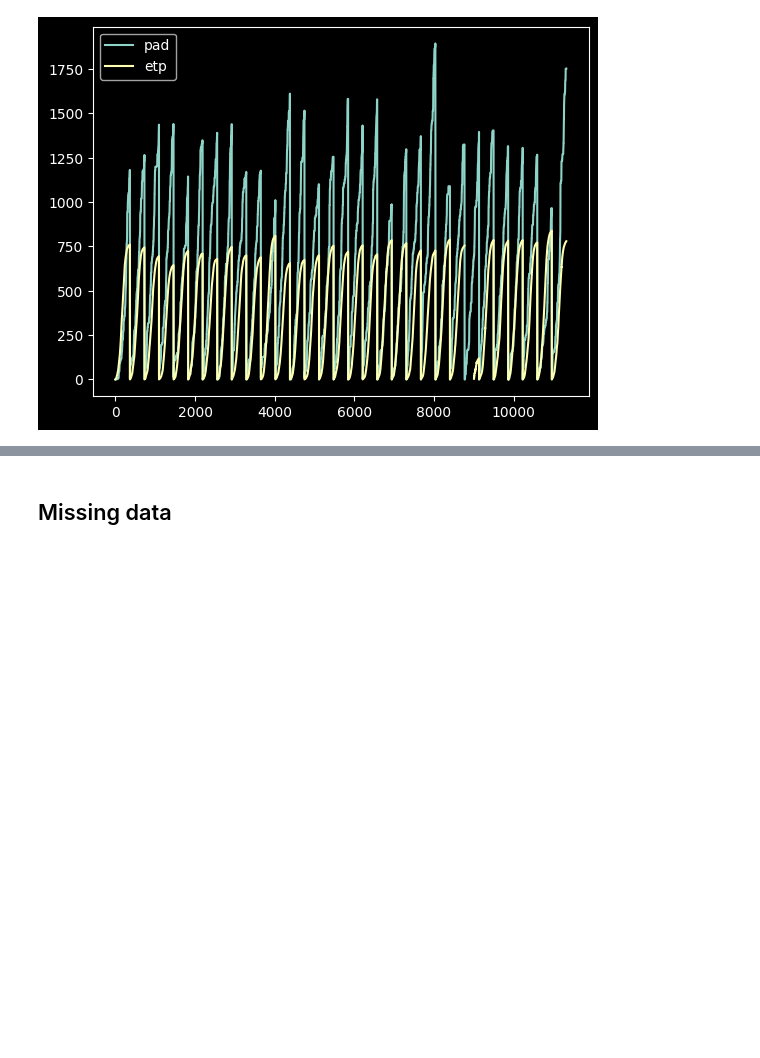
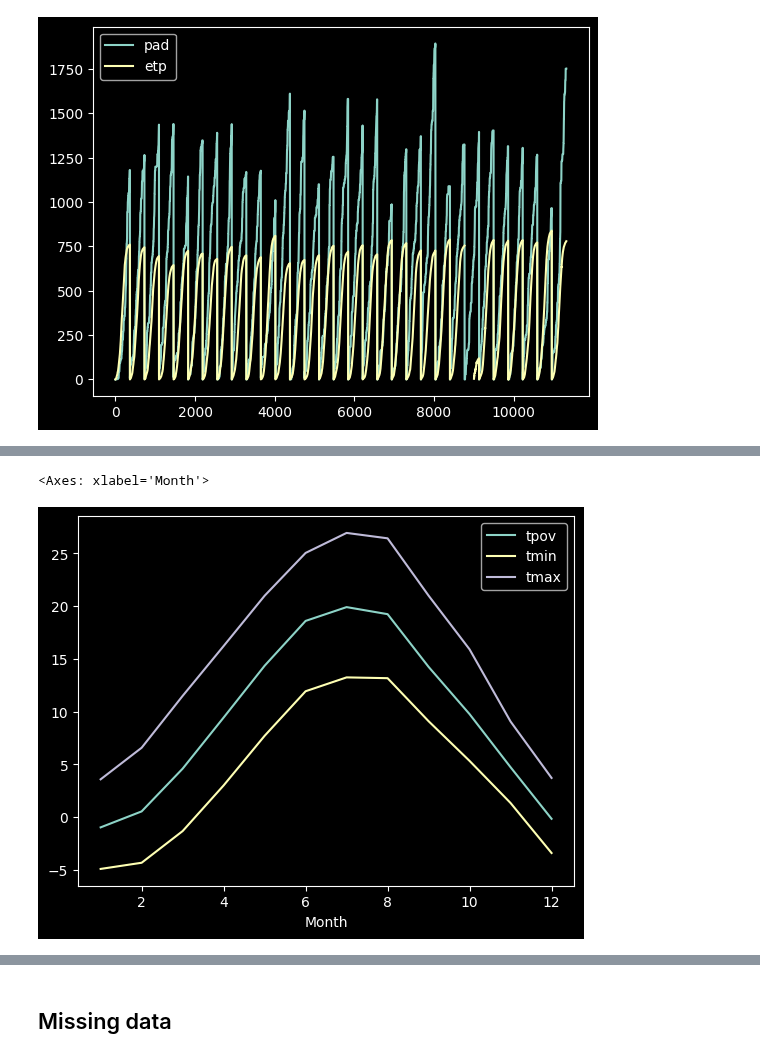
Before and after one commit to rokuk/aquacrop-slovenia, a Jupyter notebook: notebooks/data_preparation/Prepare Weather Letalisce Ljubljana.ipynb, the cells around one changed output, grey strips where cells are left out. Drawn from its saved outputs; the diff is of its cells as text; code cells hidden in the pictures; blank space fills up the shorter version.

```diff
--- a/notebooks/data_preparation/Prepare Weather Letalisce Ljubljana.ipynb
+++ b/notebooks/data_preparation/Prepare Weather Letalisce Ljubljana.ipynb
@@ -186,3 +186,13 @@ yearly_mean = climate_data.groupby('Year').mean()
 yearly_sum = climate_data.groupby('Year').sum(numeric_only=True)
 daily_mean = climate_data.groupby(['Month', 'Day']).mean()
 daily_sum = climate_data.groupby("Year").cumsum(numeric_only=True)
+monthly_mean = climate_data.groupby(['Month']).mean()
+## Monthly ETP climatology
+_etp = meteo_data[meteo_data["datum"].dt.year.between(1993, 2020) & (meteo_data["datum"].dt.year != 2017)]
+monthly_etp = (
+    _etp.groupby([_etp["datum"].dt.year, _etp["datum"].dt.month])["etp"]
+    .sum()
+    .groupby(level=1)
+    .mean()
+)
+monthly_etp.index.name = "Month"
@@ -237,0 +286,5 @@ daily_sum.plot(y=["pad", "etp"])
+# %%
+monthly_mean.plot(y=["tpov", "tmin", "tmax"])
+# %% [output]
+<Axes: xlabel='Month'>
+[figure, added]
```
Also changed, not shown: parts of 6 cells of this notebook, 8 other files.
